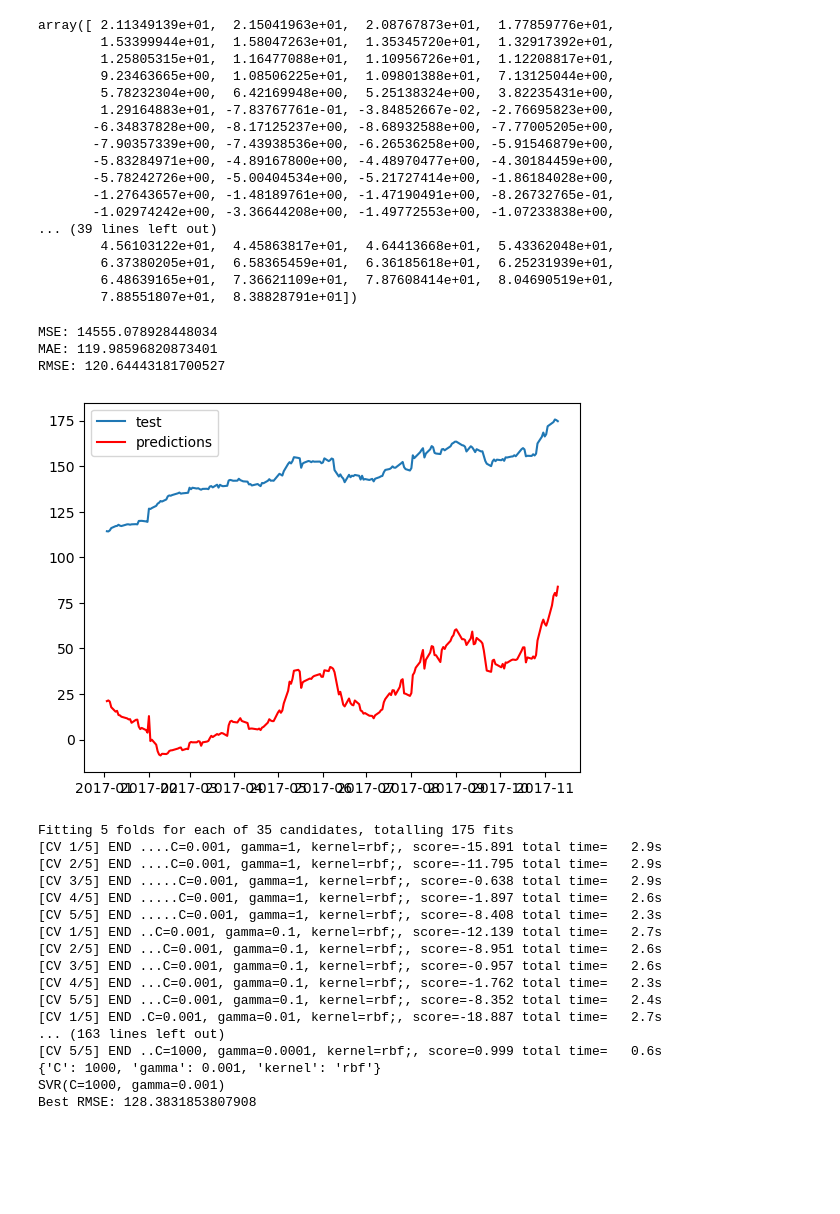
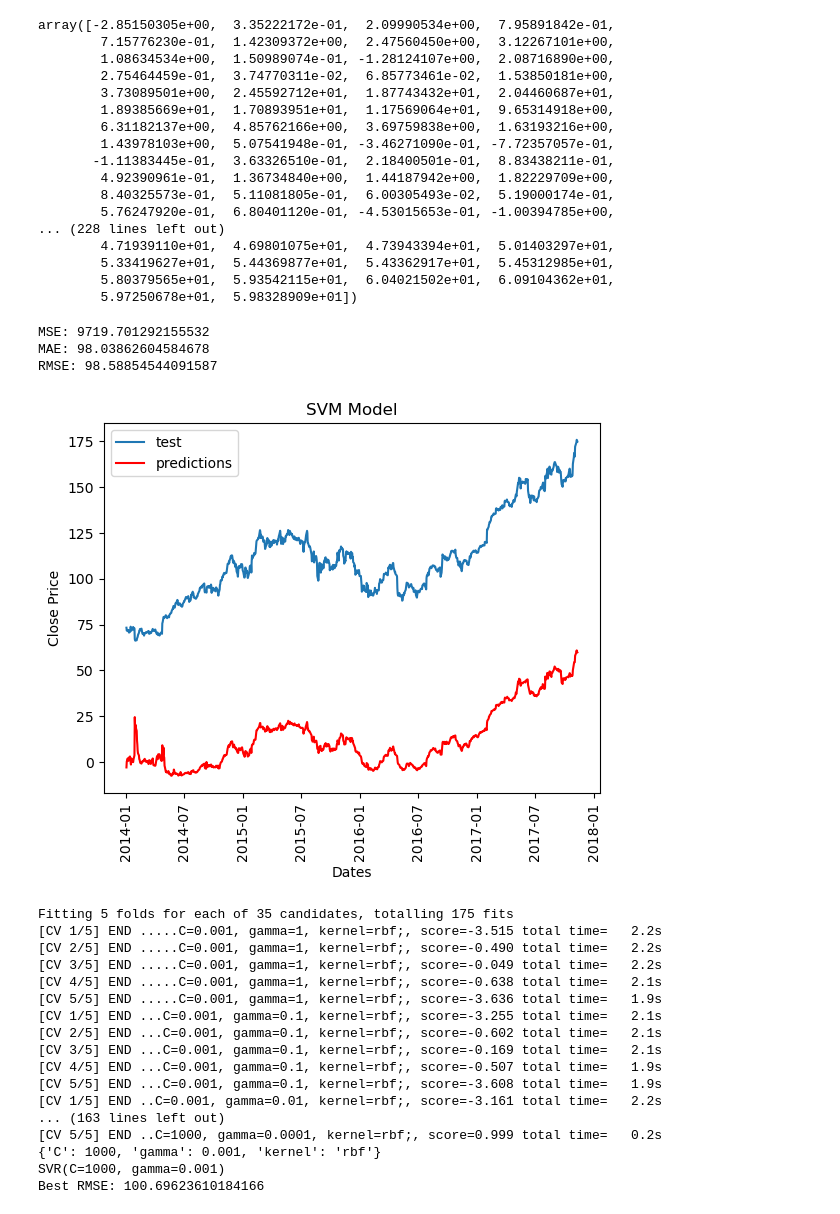
Before and after one commit to OwenKing2/CIS-3715-Final-Project, a Jupyter notebook: Support Vector Machine Model.ipynb, the cells around one changed output. Drawn from its saved outputs; the diff is of its cells as text; code cells hidden in the pictures; blank space fills up the shorter version.

Commit message:
Improved graphs

```diff
--- a/Support Vector Machine Model.ipynb
+++ b/Support Vector Machine Model.ipynb
@@ -43,7 +43,7 @@ from sklearn.preprocessing import StandardScaler
 df['Date'] = pd.to_datetime(df['Date'])
 
 
-cutoff_date = pd.to_datetime('2017-01-01')
+cutoff_date = pd.to_datetime('2014-01-01')
 train = df[df['Date'] < cutoff_date]
 test = df[df['Date'] >= cutoff_date]
 
@@ -64,50 +64,53 @@ svr.fit(X_train, y_train)
 y_pred = svr.predict(X_test)
 display(y_pred)
 # %% [output]
-array([ 2.11349139e+01,  2.15041963e+01,  2.08767873e+01,  1.77859776e+01,
-        1.53399944e+01,  1.58047263e+01,  1.35345720e+01,  1.32917392e+01,
-        1.25805315e+01,  1.16477088e+01,  1.10956726e+01,  1.12208817e+01,
-        9.23463665e+00,  1.08506225e+01,  1.09801388e+01,  7.13125044e+00,
-        5.78232304e+00,  6.42169948e+00,  5.25138324e+00,  3.82235431e+00,
-        1.29164883e+01, -7.83767761e-01, -3.84852667e-02, -2.76695823e+00,
-       -6.34837828e+00, -8.17125237e+00, -8.68932588e+00, -7.77005205e+00,
-       -7.90357339e+00, -7.43938536e+00, -6.26536258e+00, -5.91546879e+00,
-       -5.83284971e+00, -4.89167800e+00, -4.48970477e+00, -4.30184459e+00,
-       -5.78242726e+00, -5.00404534e+00, -5.21727414e+00, -1.86184028e+00,
-       -1.27643657e+00, -1.48189761e+00, -1.47190491e+00, -8.26732765e-01,
-       -1.02974242e+00, -3.36644208e+00, -1.49772553e+00, -1.07233838e+00,
-... (39 lines left out)
-        4.56103122e+01,  4.45863817e+01,  4.64413668e+01,  5.43362048e+01,
-        6.37380205e+01,  6.58365459e+01,  6.36185618e+01,  6.25231939e+01,
-        6.48639165e+01,  7.36621109e+01,  7.87608414e+01,  8.04690519e+01,
-        7.88551807e+01,  8.38828791e+01])
+array([-2.85150305e+00,  3.35222172e-01,  2.09990534e+00,  7.95891842e-01,
+        7.15776230e-01,  1.42309372e+00,  2.47560450e+00,  3.12267101e+00,
+        1.08634534e+00,  1.50989074e-01, -1.28124107e+00,  2.08716890e+00,
+        2.75464459e-01,  3.74770311e-02,  6.85773461e-02,  1.53850181e+00,
+        3.73089501e+00,  2.45592712e+01,  1.87743432e+01,  2.04460687e+01,
+        1.89385669e+01,  1.70893951e+01,  1.17569064e+01,  9.65314918e+00,
+        6.31182137e+00,  4.85762166e+00,  3.69759838e+00,  1.63193216e+00,
+        1.43978103e+00,  5.07541948e-01, -3.46271090e-01, -7.72357057e-01,
+       -1.11383445e-01,  3.63326510e-01,  2.18400501e-01,  8.83438211e-01,
+        4.92390961e-01,  1.36734840e+00,  1.44187942e+00,  1.82229709e+00,
+        8.40325573e-01,  5.11081805e-01,  6.00305493e-02,  5.19000174e-01,
+        5.76247920e-01,  6.80401120e-01, -4.53015653e-01, -1.00394785e+00,
+... (228 lines left out)
+        4.71939110e+01,  4.69801075e+01,  4.73943394e+01,  5.01403297e+01,
+        5.33419627e+01,  5.44369877e+01,  5.43362917e+01,  5.45312985e+01,
+        5.80379565e+01,  5.93542115e+01,  6.04021502e+01,  6.09104362e+01,
+        5.97250678e+01,  5.98328909e+01])
 # %%
 from math import sqrt
 from sklearn.metrics import mean_squared_error, mean_absolute_error
 from matplotlib import pyplot
 
 
 # evaluate forecasts
 mae = mean_absolute_error(y_test, y_pred)
 mse = mean_squared_error(y_test, y_pred)
 rmse = sqrt(mse)
 print(f'MSE: {mse}')
 print(f'MAE: {mae}')
 print(f'RMSE: {rmse}')
 # plot forecasts against actual outcomes
 dates = df[df['Date'] >= cutoff_date]['Date']
 pyplot.plot(dates, y_test, label='test')
 pyplot.plot(dates, y_pred, color='red', label = 'predictions')
 pyplot.legend(loc="upper left")
-# plt.xlabel("")
-# plt.ylabel("")
+pyplot.setp(pyplot.gca().xaxis.get_majorticklabels(),
+         'rotation', 90)
+pyplot.xlabel("Dates")
+pyplot.ylabel("Close Price")
+pyplot.title("SVM Model")
 
 pyplot.show()
 # %% [output]
-MSE: 14555.078928448034
-MAE: 119.98596820873401
-RMSE: 120.64443181700527
+MSE: 9719.701292155532
+MAE: 98.03862604584678
+RMSE: 98.58854544091587
-[figure, old version]
+[figure, new version]
 # %%
 # Grid search to find better parameters
 from sklearn.model_selection import GridSearchCV
@@ -136,22 +139,22 @@ rmse = np.sqrt(mse)
 print(f'Best RMSE: {rmse}')
 # %% [output]
 Fitting 5 folds for each of 35 candidates, totalling 175 fits
-[CV 1/5] END ....C=0.001, gamma=1, kernel=rbf;, score=-15.891 total time=   2.9s
-[CV 2/5] END ....C=0.001, gamma=1, kernel=rbf;, score=-11.795 total time=   2.9s
-[CV 3/5] END .....C=0.001, gamma=1, kernel=rbf;, score=-0.638 total time=   2.9s
-[CV 4/5] END .....C=0.001, gamma=1, kernel=rbf;, score=-1.897 total time=   2.6s
-[CV 5/5] END .....C=0.001, gamma=1, kernel=rbf;, score=-8.408 total time=   2.3s
-[CV 1/5] END ..C=0.001, gamma=0.1, kernel=rbf;, score=-12.139 total time=   2.7s
-[CV 2/5] END ...C=0.001, gamma=0.1, kernel=rbf;, score=-8.951 total time=   2.6s
-[CV 3/5] END ...C=0.001, gamma=0.1, kernel=rbf;, score=-0.957 total time=   2.6s
-[CV 4/5] END ...C=0.001, gamma=0.1, kernel=rbf;, score=-1.762 total time=   2.3s
-[CV 5/5] END ...C=0.001, gamma=0.1, kernel=rbf;, score=-8.352 total time=   2.4s
-[CV 1/5] END .C=0.001, gamma=0.01, kernel=rbf;, score=-18.887 total time=   2.7s
+[CV 1/5] END .....C=0.001, gamma=1, kernel=rbf;, score=-3.515 total time=   2.2s
+[CV 2/5] END .....C=0.001, gamma=1, kernel=rbf;, score=-0.490 total time=   2.2s
+[CV 3/5] END .....C=0.001, gamma=1, kernel=rbf;, score=-0.049 total time=   2.2s
+[CV 4/5] END .....C=0.001, gamma=1, kernel=rbf;, score=-0.638 total time=   2.1s
+[CV 5/5] END .....C=0.001, gamma=1, kernel=rbf;, score=-3.636 total time=   1.9s
+[CV 1/5] END ...C=0.001, gamma=0.1, kernel=rbf;, score=-3.255 total time=   2.1s
+[CV 2/5] END ...C=0.001, gamma=0.1, kernel=rbf;, score=-0.602 total time=   2.1s
+[CV 3/5] END ...C=0.001, gamma=0.1, kernel=rbf;, score=-0.169 total time=   2.1s
+[CV 4/5] END ...C=0.001, gamma=0.1, kernel=rbf;, score=-0.507 total time=   1.9s
+[CV 5/5] END ...C=0.001, gamma=0.1, kernel=rbf;, score=-3.608 total time=   1.9s
+[CV 1/5] END ..C=0.001, gamma=0.01, kernel=rbf;, score=-3.161 total time=   2.2s
 ... (163 lines left out)
-[CV 5/5] END ..C=1000, gamma=0.0001, kernel=rbf;, score=0.999 total time=   0.6s
+[CV 5/5] END ..C=1000, gamma=0.0001, kernel=rbf;, score=0.999 total time=   0.2s
 {'C': 1000, 'gamma': 0.001, 'kernel': 'rbf'}
 SVR(C=1000, gamma=0.001)
-Best RMSE: 128.3831853807908
+Best RMSE: 100.69623610184166
 # %%
 # evaluate forecasts
 mae = mean_absolute_error(y_test, grid_predictions)
```
Also changed, not shown: parts of 1 cell of this notebook, 2 other files.
